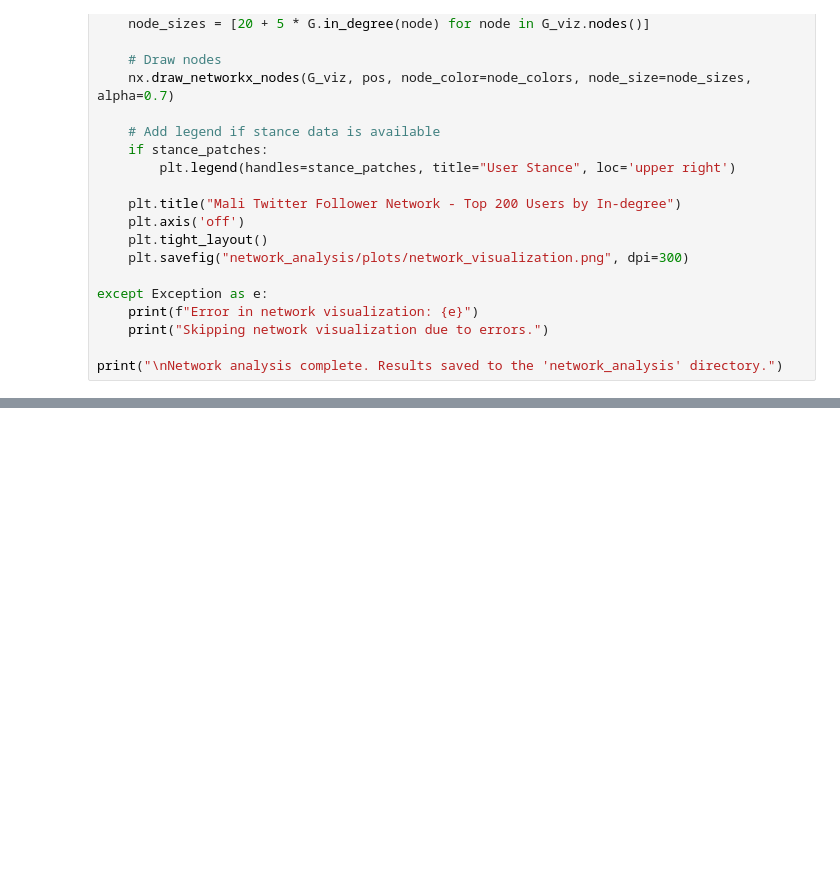
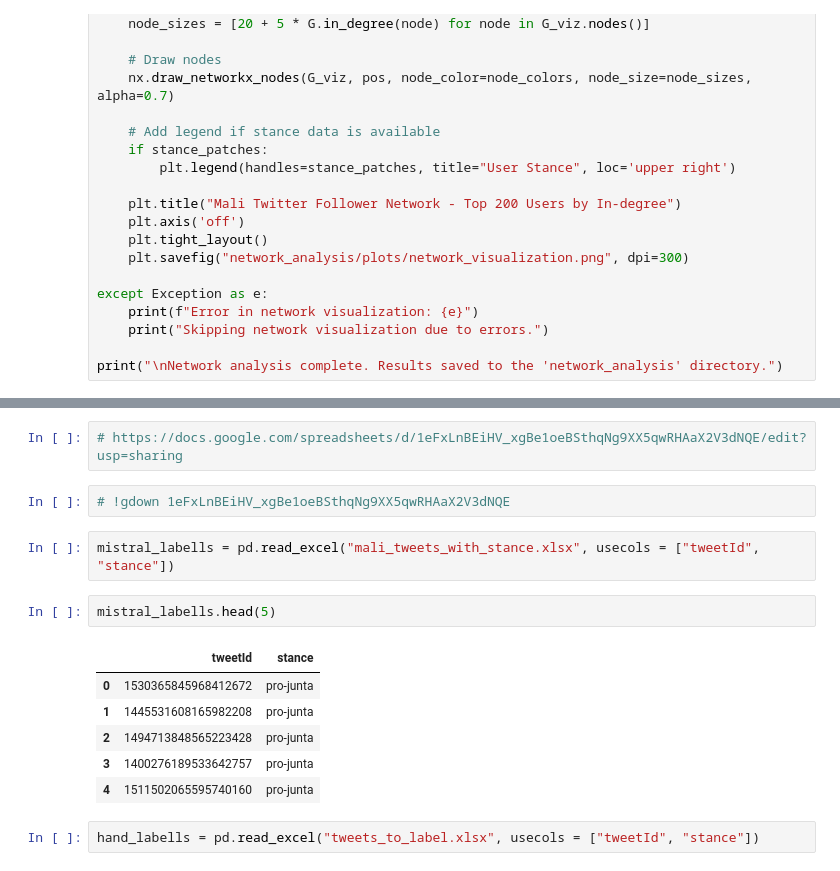
Before and after one commit to itsazzaosman/twitter-discourse-mali, a Jupyter notebook: Twitter_Discourse_and_Public_Sentiment.ipynb, the cells around one changed output, grey strips where cells are left out. Drawn from its saved outputs; the diff is of its cells as text; blank space fills up the shorter version.

```diff
--- a/Twitter_Discourse_and_Public_Sentiment.ipynb
+++ b/Twitter_Discourse_and_Public_Sentiment.ipynb
@@ -1599,0 +1609,17 @@ print("\nNetwork analysis complete. Results saved to the 'network_analysis' dire
+# %%
+# https://docs.google.com/spreadsheets/d/1eFxLnBEiHV_xgBe1oeBSthqNg9XX5qwRHAaX2V3dNQE/edit?usp=sharing
+# %%
+# !gdown 1eFxLnBEiHV_xgBe1oeBSthqNg9XX5qwRHAaX2V3dNQE
+# %%
+mistral_labells = pd.read_excel("mali_tweets_with_stance.xlsx", usecols = ["tweetId", "stance"])
+# %%
+mistral_labells.head(5)
+# %% [output]
+|  | tweetId | stance |
+| 0 | 1530365845968412672 | pro-junta |
+| 1 | 1445531608165982208 | pro-junta |
+| 2 | 1494713848565223428 | pro-junta |
+| 3 | 1400276189533642757 | pro-junta |
+| 4 | 1511502065595740160 | pro-junta |
+# %%
+hand_labells = pd.read_excel("tweets_to_label.xlsx", usecols = ["tweetId", "stance"])
```
Also changed, not shown: parts of 12 cells of this notebook.
